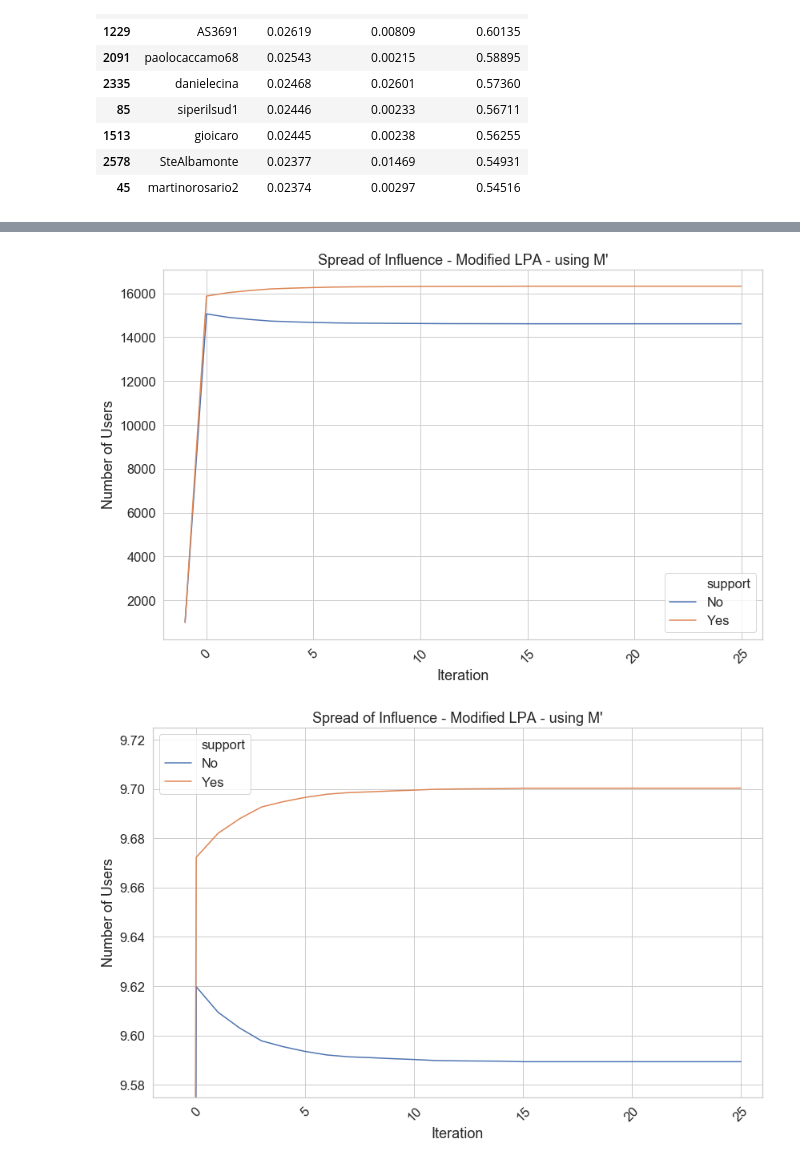
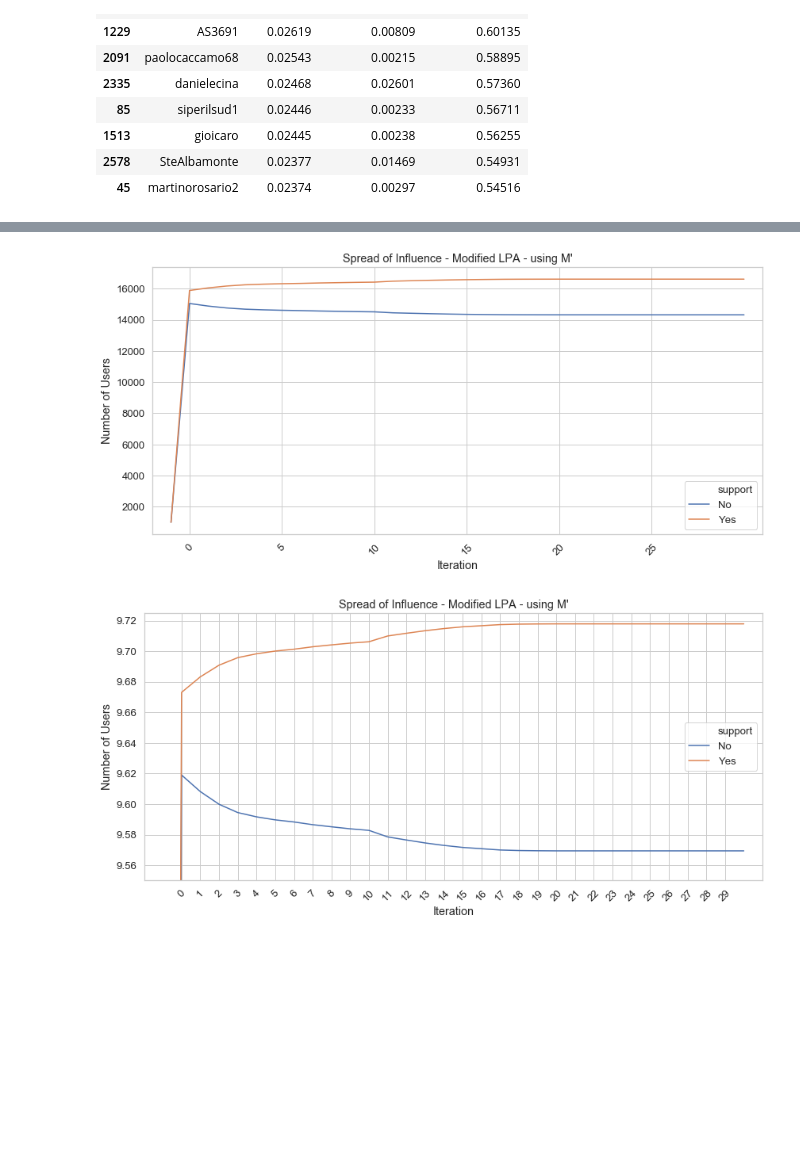
Before and after one commit to pedromb/sbn-italianref, a Jupyter notebook: generate_graphs.ipynb, the cells around one changed output, grey strips where cells are left out. Cells and saved outputs as stored; diff of their text form; code cells hidden in the pictures; blank space fills up the shorter version.

```diff
--- a/generate_graphs.ipynb
+++ b/generate_graphs.ipynb
@@ -39,8 +41,8 @@ agg_tweets = pd.DataFrame(agg_tweets).rename(
     columns={"support":"number_of_tweets"}
 ).reset_index()
 agg_tweets = agg_tweets.rename(columns={"support":"Support"})
-plt.figure(figsize=(12, 8))
-sns.set(font_scale=1.2)
+plt.figure(figsize=(12, 5))
+sns.set(font_scale=1)
 sns.set_style("whitegrid")
 g = sns.lineplot(data=agg_tweets, x="created_at", y="number_of_tweets", hue="Support")
 g.set(xlabel='Date', ylabel='Number of Tweets')
@@ -264,0 +303,18 @@ plt.savefig('spread_of_influence/figures/lpa_m2.png')
+# %%
+spread_of_influence_lpa_k = spread_of_influence_lpa_k.loc[spread_of_influence_lpa_k.support != "Neutral"]
+
+plt.figure(figsize=(12, 6))
+sns.set(font_scale=1.2)
+sns.set_style("whitegrid")
+g = sns.lineplot(data=spread_of_influence_lpa_k, x="iteration", y="n", hue="support")
+g.set(
+    xlabel='Iteration',
+    ylabel='Number of Users',
+    title="Spread of Influence - LPA - using K",
+    xlim = (spread_of_influence_lpa_k.iteration.min()-1, spread_of_influence_lpa_k.iteration.max()+1)
+)
+
+plt.xticks(np.arange(0, 18, step=1), rotation=45)
+
+plt.tight_layout()
+plt.savefig('spread_of_influence/figures/lpa_k.png')
@@ -265,8 +323,8 @@ plt.savefig('spread_of_influence/figures/lpa_m2.png')
 # %%
 spread_of_influence_modified_lpa_m = spread_of_influence_modified_lpa_m.loc[spread_of_influence_modified_lpa_m.support != "Neutral"]
 
-plt.figure(figsize=(12, 8))
-sns.set(font_scale=1.5)
+plt.figure(figsize=(12, 6))
+sns.set(font_scale=1.2)
 sns.set_style("whitegrid")
 g = sns.lineplot(data=spread_of_influence_modified_lpa_m, x="iteration", y="n", hue="support")
 g.set(
@@ -275,7 +333,7 @@ g.set(
     title="Spread of Influence - Modified LPA - using M",
     xlim = (spread_of_influence_modified_lpa_m.iteration.min()-1, spread_of_influence_modified_lpa_m.iteration.max()+1)
 )
-plt.xticks(rotation=45)
+plt.xticks(np.arange(0, 18, step=1), rotation=45)
 plt.tight_layout()
 plt.savefig('spread_of_influence/figures/modified_lpa_m.png')
 # %% [output]
@@ -283,34 +341,38 @@ plt.savefig('spread_of_influence/figures/modified_lpa_m.png')
 # %%
 spread_of_influence_modified_lpa_m2 = spread_of_influence_modified_lpa_m2.loc[spread_of_influence_modified_lpa_m2.support != "Neutral"]
-plt.figure(figsize=(12, 8))
-sns.set(font_scale=1.5)
+plt.figure(figsize=(12, 6))
+sns.set(font_scale=1.2)
 sns.set_style("whitegrid")
 g = sns.lineplot(data=spread_of_influence_modified_lpa_m2, x="iteration", y="n", hue="support")
 g.set(
     xlabel='Iteration',
     ylabel='Number of Users',
     title="Spread of Influence - Modified LPA - using M'",
     xlim = (spread_of_influence_modified_lpa_m2.iteration.min()-1, spread_of_influence_modified_lpa_m2.iteration.max()+1)
 )
+plt.xticks(np.arange(0, 30, step=5), rotation=45)
+
+
 plt.xticks(rotation=45)
 plt.tight_layout()
 plt.savefig('spread_of_influence/figures/modified_lpa_m2.png')
 
 spread_of_influence_modified_lpa_m2.n = np.log(spread_of_influence_modified_lpa_m2.n)
-plt.figure(figsize=(12, 8))
-sns.set(font_scale=1.5)
+plt.figure(figsize=(12, 6))
+sns.set(font_scale=1.2)
 sns.set_style("whitegrid")
 g = sns.lineplot(data=spread_of_influence_modified_lpa_m2, x="iteration", y="n", hue="support")
 g.set(
     xlabel='Iteration',
     ylabel='Number of Users',
     title="Spread of Influence - Modified LPA - using M'",
     xlim = (spread_of_influence_modified_lpa_m2.iteration.min()-1, spread_of_influence_modified_lpa_m2.iteration.max()+1),
-    ylim = (9.575, 9.725)
+    ylim = (9.55, 9.725)
 )
-plt.xticks(rotation=45)
+plt.xticks(np.arange(0, 30, step=1), rotation=45)
+
 plt.tight_layout()
 plt.savefig('spread_of_influence/figures/modified_lpa_log_m2.png')
 # %% [output]
-[figure, old version]
+[figure, new version]
-[figure, old version]
+[figure, new version]
```
Also changed, not shown: parts of 18 cells of this notebook, 8 other files.
